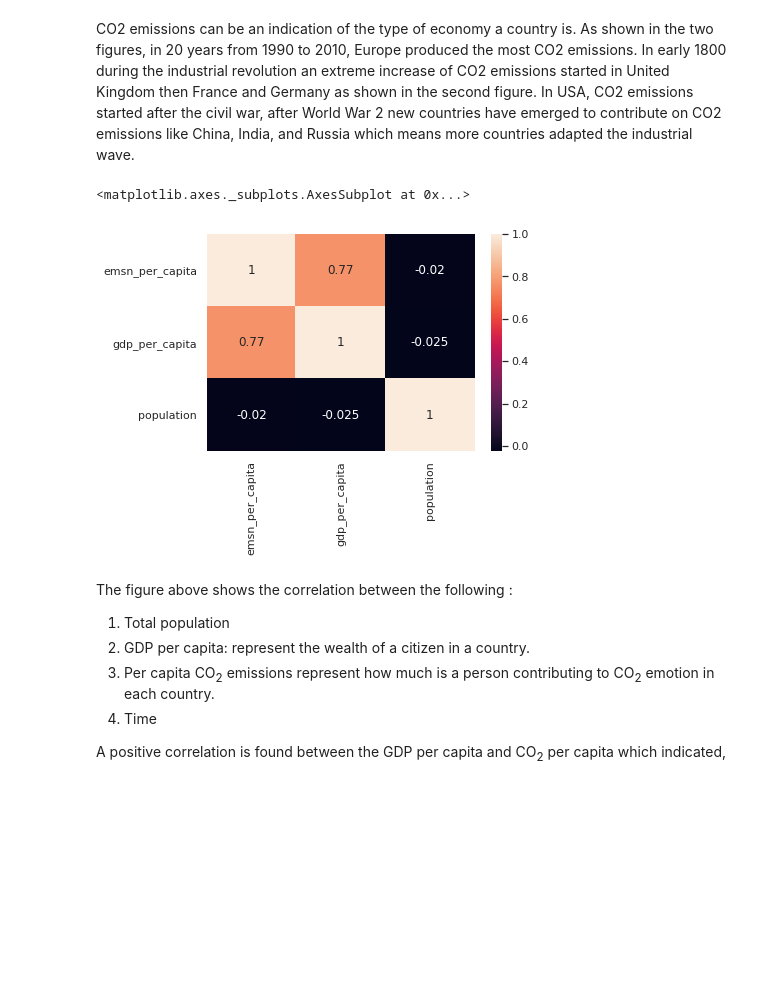
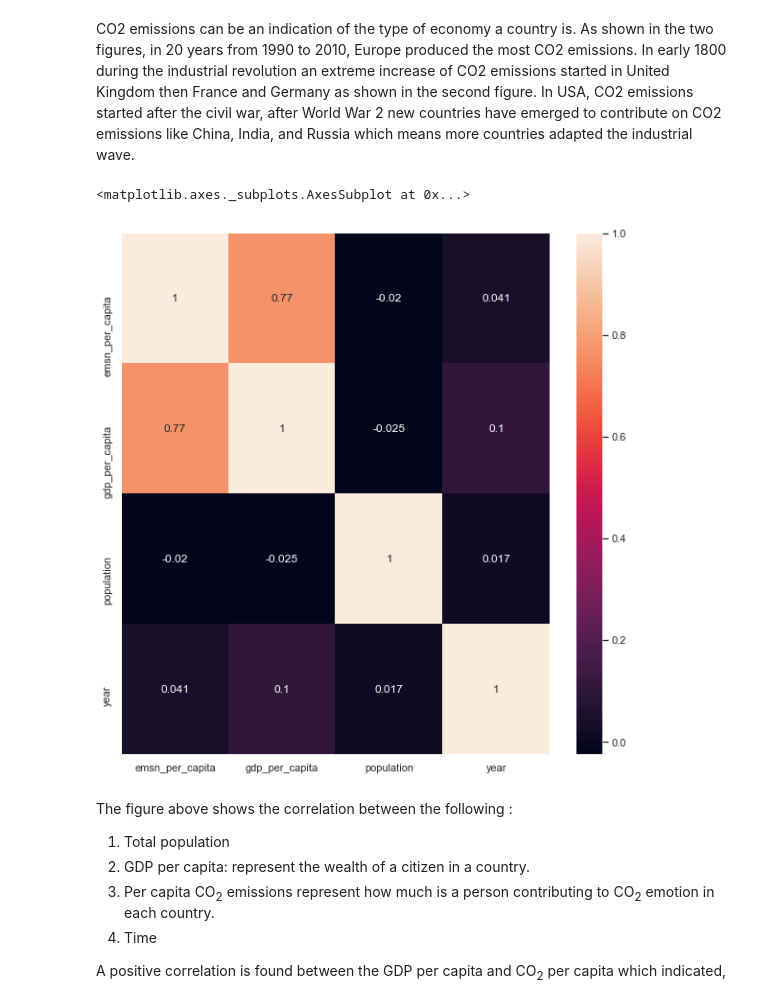
Before and after one commit to wiggs555/cse7324project, a Jupyter notebook: Project1/Project1_final.ipynb, the cells around one changed output. Saved outputs shown, nothing was run; the diff lists cells and outputs as text; code cells hidden in the pictures; blank space fills up the shorter version.

```diff
--- a/Project1/Project1_final.ipynb
+++ b/Project1/Project1_final.ipynb
@@ -265,11 +290,12 @@ alt.Chart(country_comb).mark_area().encode(
 CO2 emissions can be an indication of the type of economy a country is. As shown in the two figures, in 20 years from 1990 to 2010, Europe produced the most CO2 emissions. In early 1800 during the industrial revolution an extreme increase of CO2 emissions started in United Kingdom then France and Germany as shown in the second figure. In USA, CO2 emissions started after the civil war, after World War 2 new countries have emerged to contribute on CO2 emissions like China, India, and Russia which means more countries adapted the industrial wave.
 # %%
 # heatmap of emission per capita
+f, ax = plt.subplots(figsize=(10, 10))
 cmap = sns.set(style="darkgrid")
-sns.heatmap(country_comb[['emsn_per_capita', 'gdp_per_capita', 'population']].corr(), cmap=cmap, annot=True)
+sns.heatmap(country_comb[['emsn_per_capita', 'gdp_per_capita', 'population','year']].corr(), cmap=cmap, annot=True)
 # %% [output]
 <matplotlib.axes._subplots.AxesSubplot at 0x...>
-[figure, old version]
+[figure, new version]
 # %% [markdown]
 The figure above shows the correlation between the following :
 1. Total population
```
Also changed, not shown: parts of 6 cells of this notebook.
